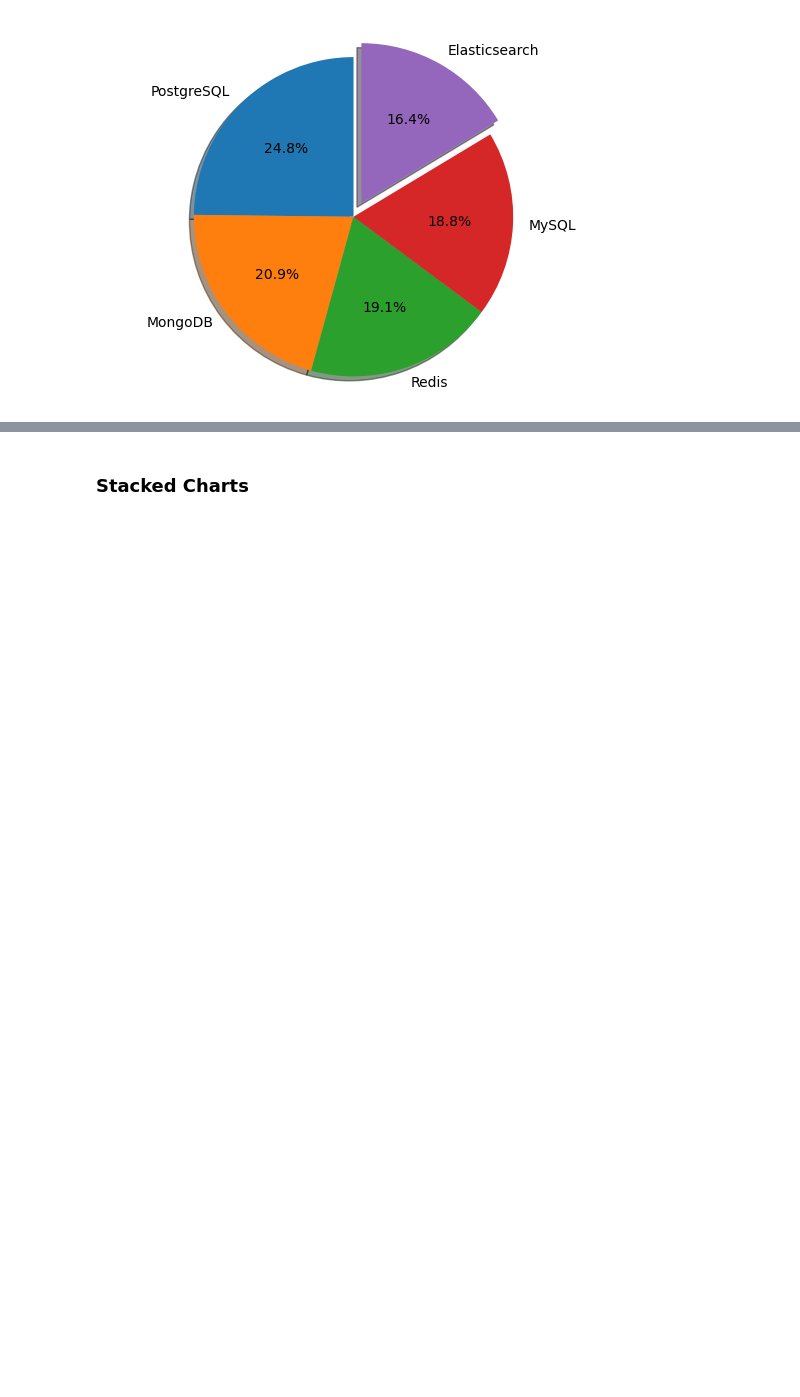
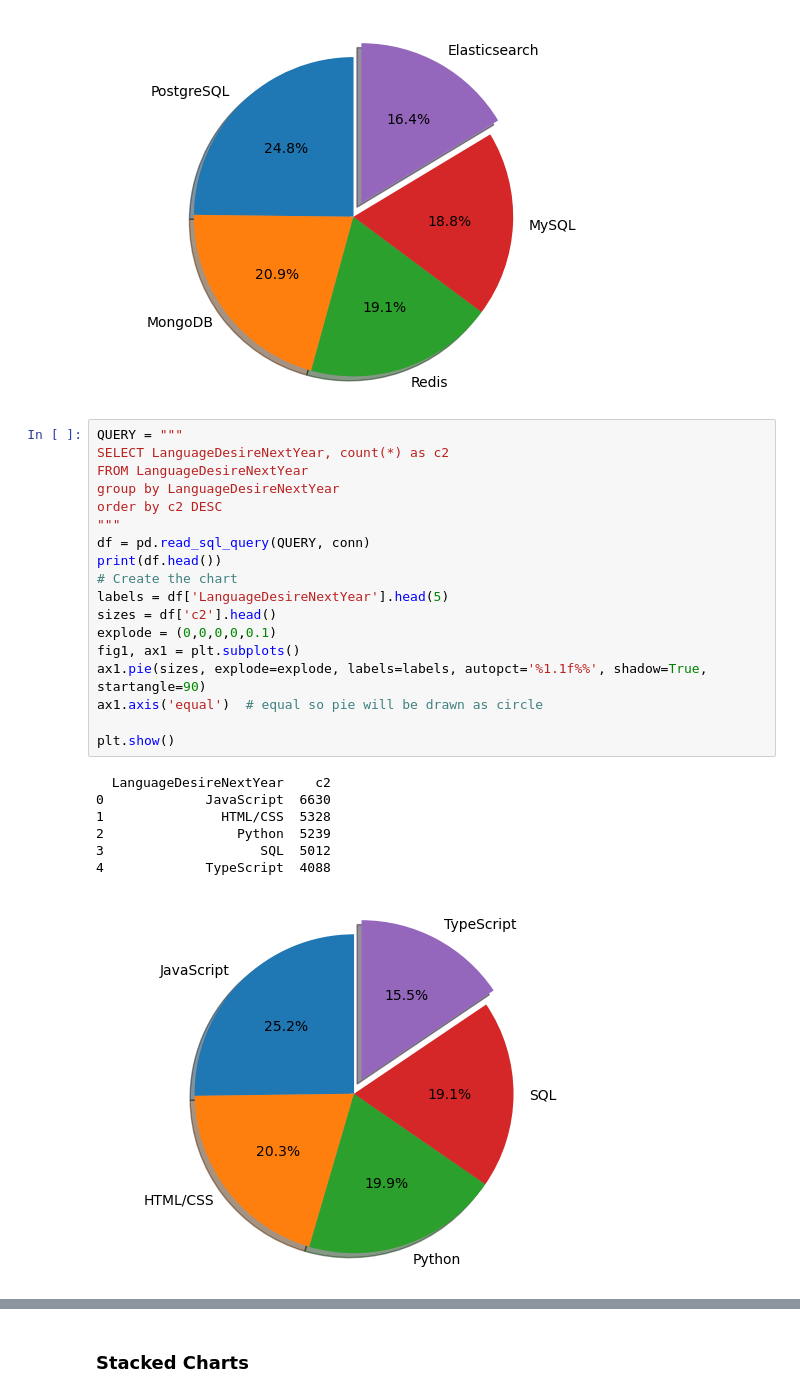
Before and after one commit to Dimspets/IBM_Data_Analyst_Capstone, a Jupyter notebook: M4DataVisualization-lab.ipynb, the cells around one changed output, grey strips where cells are left out. Drawn from its saved outputs; the diff is of its cells as text; blank space fills up the shorter version.

```diff
--- a/M4DataVisualization-lab.ipynb
+++ b/M4DataVisualization-lab.ipynb
@@ -273,3 +273,29 @@ ax1.axis('equal')  # equal so pie will be drawn as circle
 plt.show()
 # %% [output]
 [figure]
+# %%
+QUERY = """
+SELECT LanguageDesireNextYear, count(*) as c2
+FROM LanguageDesireNextYear
+group by LanguageDesireNextYear
+order by c2 DESC
+"""
+df = pd.read_sql_query(QUERY, conn)
+print(df.head())
+# Create the chart
+labels = df['LanguageDesireNextYear'].head(5)
+sizes = df['c2'].head()
+explode = (0,0,0,0,0.1)
+fig1, ax1 = plt.subplots()
+ax1.pie(sizes, explode=explode, labels=labels, autopct='%1.1f%%', shadow=True, startangle=90)
+ax1.axis('equal')  # equal so pie will be drawn as circle
+
+plt.show()
+# %% [output]
+  LanguageDesireNextYear    c2
+0             JavaScript  6630
+1               HTML/CSS  5328
+2                 Python  5239
+3                    SQL  5012
+4             TypeScript  4088
+[figure, added]
```
Also changed, not shown: parts of 3 cells of this notebook.
